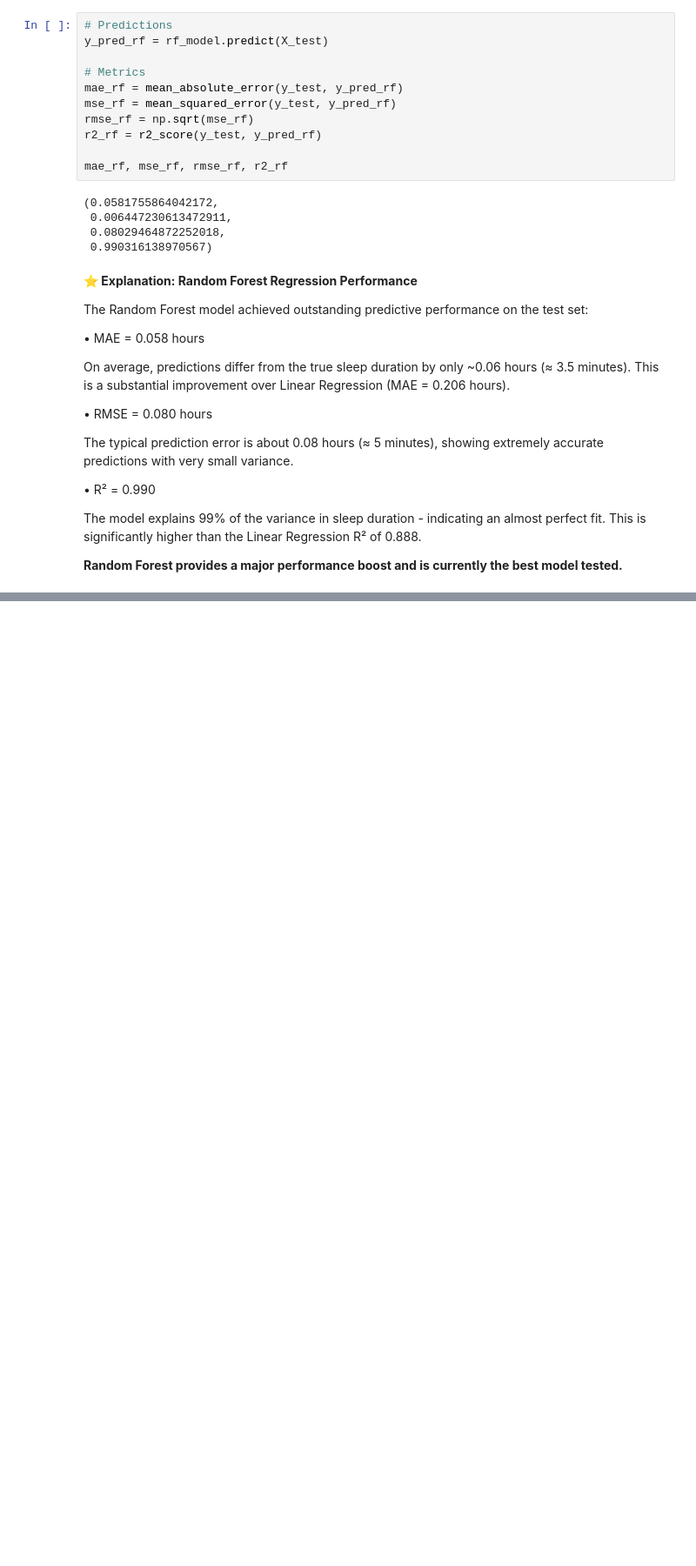
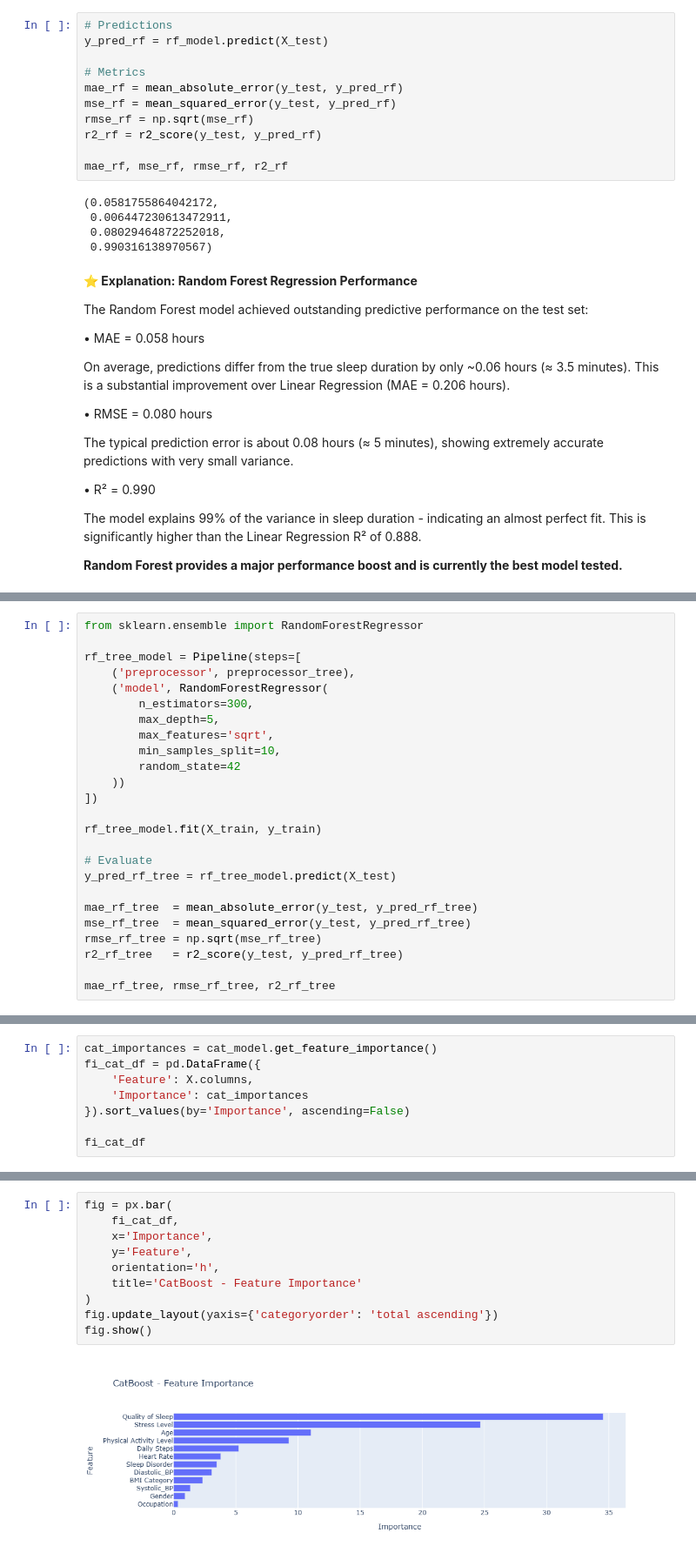
Before and after one commit to HermelaDev/Sleep-Health-Lifestyle-Machine-Learning, a Jupyter notebook: Untitled.ipynb, the cells around one changed output, grey strips where cells are left out. Shown at 87% size. Saved outputs shown, nothing was run; the diff lists cells and outputs as text; blank space fills up the shorter version.

```diff
--- a/Untitled.ipynb
+++ b/Untitled.ipynb
@@ -1215,0 +1239,25 @@ mae_gb, mse_gb, rmse_gb, r2_gb
+# %%
+from sklearn.ensemble import RandomForestRegressor
+
+rf_tree_model = Pipeline(steps=[
+    ('preprocessor', preprocessor_tree),
+    ('model', RandomForestRegressor(
+        n_estimators=300,
+        max_depth=5,
+        max_features='sqrt',
+        min_samples_split=10,
+        random_state=42
+    ))
+])
+
+rf_tree_model.fit(X_train, y_train)
+
+# Evaluate
+y_pred_rf_tree = rf_tree_model.predict(X_test)
+
+mae_rf_tree  = mean_absolute_error(y_test, y_pred_rf_tree)
+mse_rf_tree  = mean_squared_error(y_test, y_pred_rf_tree)
+rmse_rf_tree = np.sqrt(mse_rf_tree)
+r2_rf_tree   = r2_score(y_test, y_pred_rf_tree)
+
+mae_rf_tree, rmse_rf_tree, r2_rf_tree
@@ -1215,0 +1352,8 @@ mae_gb, mse_gb, rmse_gb, r2_gb
+# %%
+cat_importances = cat_model.get_feature_importance()
+fi_cat_df = pd.DataFrame({
+    'Feature': X.columns,
+    'Importance': cat_importances
+}).sort_values(by='Importance', ascending=False)
+
+fi_cat_df
@@ -1215,0 +1374,12 @@ mae_gb, mse_gb, rmse_gb, r2_gb
+# %%
+fig = px.bar(
+    fi_cat_df,
+    x='Importance',
+    y='Feature',
+    orientation='h',
+    title='CatBoost - Feature Importance'
+)
+fig.update_layout(yaxis={'categoryorder': 'total ascending'})
+fig.show()
+# %% [output]
+[figure, added]
```
Also changed, not shown: parts of 25 cells of this notebook, 4 other files.
